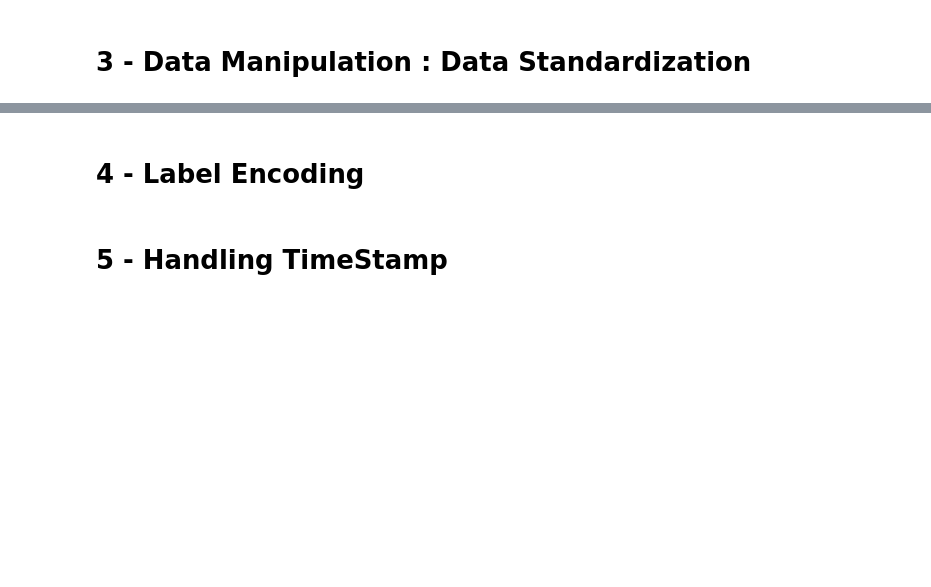
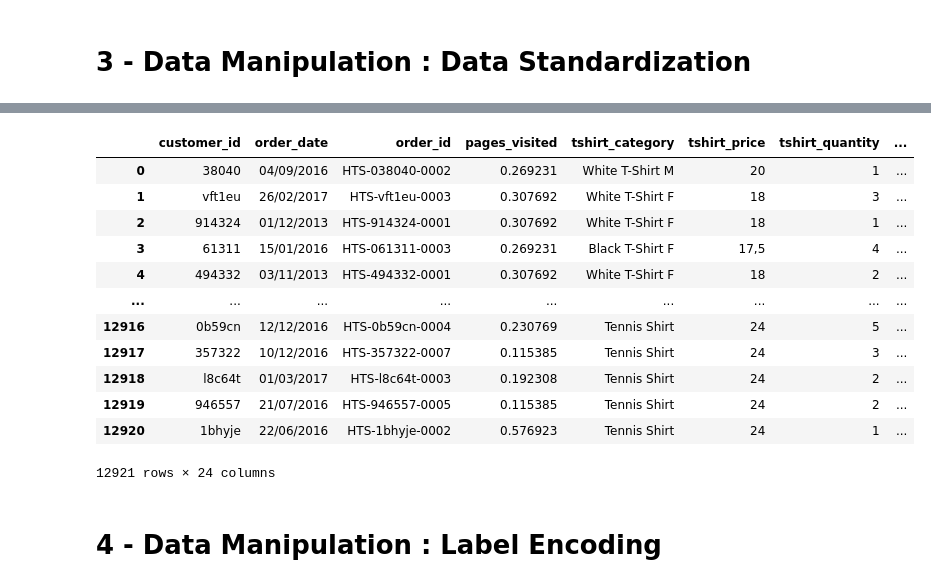
Before and after one commit to EM-Lyon-Data/Business-Analytics-Course-3-Python-For-DataManipulation, a Jupyter notebook: Course 2 : Python for Data Analysis.ipynb, the cells around one changed output, grey strips where cells are left out. Cells and saved outputs as stored; diff of their text form; code cells hidden in the pictures; blank space fills up the shorter version.

```diff
--- a/Course 2 : Python for Data Analysis.ipynb
+++ b/Course 2 : Python for Data Analysis.ipynb
@@ -229,0 +324,8 @@ df_final
+# %%
+# Replace the values
+df_final["tshirt_category"].replace({"Wh Tshirt M": "White T-Shirt M",
+                                    "Bl Tshirt M" : "Black T-Shirt M",
+                                    "Wh Tshirt F" : "White T-Shirt F",
+                                    "Bl Tshirt F" : "Black T-Shirt F",
+                                    },
+                                    inplace=True)
@@ -230,4 +358,26 @@ df_final
+# %%
+import pandas as pd
+from sklearn import preprocessing
+
+x = df_final["pages_visited"].values.reshape(-1, 1) #returns a numpy array
+min_max_scaler = preprocessing.MinMaxScaler()
+x_scaled = min_max_scaler.fit_transform(x)
+df_final["pages_visited"] = pd.DataFrame(x_scaled)
+
+df_final
+# %% [output]
+|  | customer_id | order_date | order_id | pages_visited | tshirt_category | tshirt_price | tshirt_quantity | ... |
+| 0 | 38040 | 04/09/2016 | HTS-038040-0002 | 0.269231 | White T-Shirt M | 20 | 1 | ... |
+| 1 | vft1eu | 26/02/2017 | HTS-vft1eu-0003 | 0.307692 | White T-Shirt F | 18 | 3 | ... |
+| 2 | 914324 | 01/12/2013 | HTS-914324-0001 | 0.307692 | White T-Shirt F | 18 | 1 | ... |
+| 3 | 61311 | 15/01/2016 | HTS-061311-0003 | 0.269231 | Black T-Shirt F | 17,5 | 4 | ... |
+| 4 | 494332 | 03/11/2013 | HTS-494332-0001 | 0.307692 | White T-Shirt F | 18 | 2 | ... |
+| ... | ... | ... | ... | ... | ... | ... | ... | ... |
+| 12916 | 0b59cn | 12/12/2016 | HTS-0b59cn-0004 | 0.230769 | Tennis Shirt | 24 | 5 | ... |
+| 12917 | 357322 | 10/12/2016 | HTS-357322-0007 | 0.115385 | Tennis Shirt | 24 | 3 | ... |
+| 12918 | l8c64t | 01/03/2017 | HTS-l8c64t-0003 | 0.192308 | Tennis Shirt | 24 | 2 | ... |
+| 12919 | 946557 | 21/07/2016 | HTS-946557-0005 | 0.115385 | Tennis Shirt | 24 | 2 | ... |
+| 12920 | 1bhyje | 22/06/2016 | HTS-1bhyje-0002 | 0.576923 | Tennis Shirt | 24 | 1 | ... |
+12921 rows × 24 columns
 # %% [markdown]
-# 4 - Label Encoding
+# 4 - Data Manipulation : Label Encoding
-# %% [markdown]
-# 5 - Handling TimeStamp
```
Also changed, not shown: parts of 36 cells of this notebook, 1 other file.
